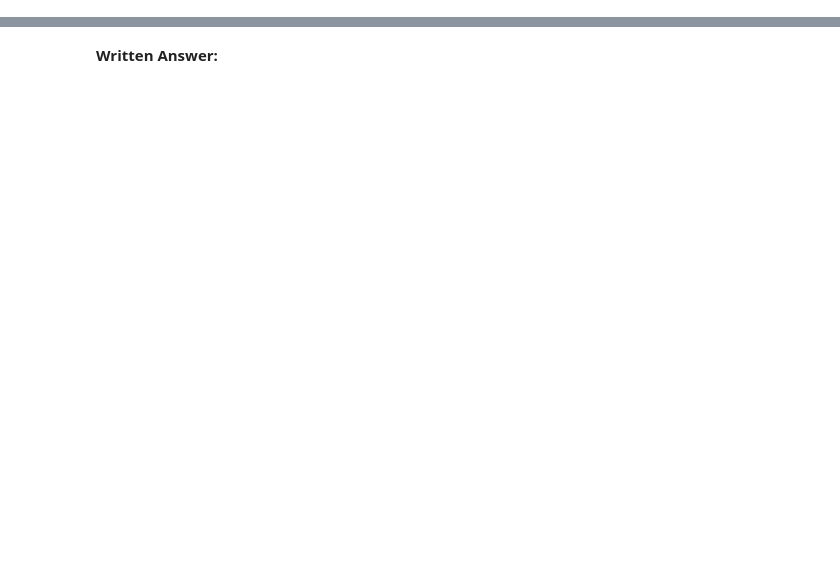
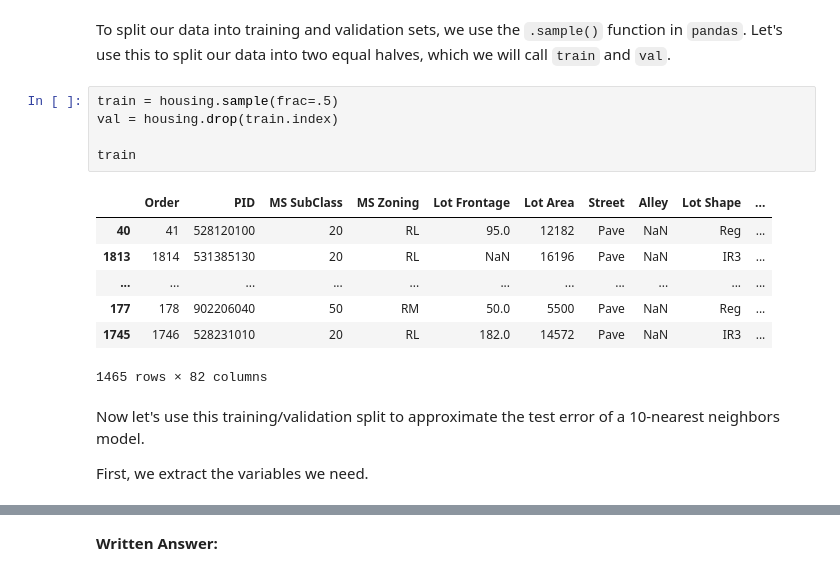
Before and after one commit to nmattei/cmps3160, a Jupyter notebook: _labs/Lab08/Lab08.ipynb, the cells around one changed output, grey strips where cells are left out. Cells and saved outputs as stored; diff of their text form; blank space fills up the shorter version.

```diff
--- a/_labs/Lab08/Lab08.ipynb
+++ b/_labs/Lab08/Lab08.ipynb
@@ -311,0 +232,19 @@ Plot the $k$-nearest neighbors regression function for predicting sale price fro
+# %% [markdown]
+To split our data into training and validation sets, we use the `.sample()` function in `pandas`. Let's use this to split our data into two equal halves, which we will call `train` and `val`.
+# %%
+train = housing.sample(frac=.5)
+val = housing.drop(train.index)
+
+train
+# %% [output]
+|  | Order | PID | MS SubClass | MS Zoning | Lot Frontage | Lot Area | Street | Alley | Lot Shape | ... |
+| 40 | 41 | 528120100 | 20 | RL | 95.0 | 12182 | Pave | NaN | Reg | ... |
+| 1813 | 1814 | 531385130 | 20 | RL | NaN | 16196 | Pave | NaN | IR3 | ... |
+| ... | ... | ... | ... | ... | ... | ... | ... | ... | ... | ... |
+| 177 | 178 | 902206040 | 50 | RM | 50.0 | 5500 | Pave | NaN | Reg | ... |
+| 1745 | 1746 | 528231010 | 20 | RL | 182.0 | 14572 | Pave | NaN | IR3 | ... |
+1465 rows × 82 columns
+# %% [markdown]
+Now let's use this training/validation split to approximate the test error of a 10-nearest neighbors model.
+
+First, we extract the variables we need.
```
Also changed, not shown: parts of 144 cells of this notebook.
